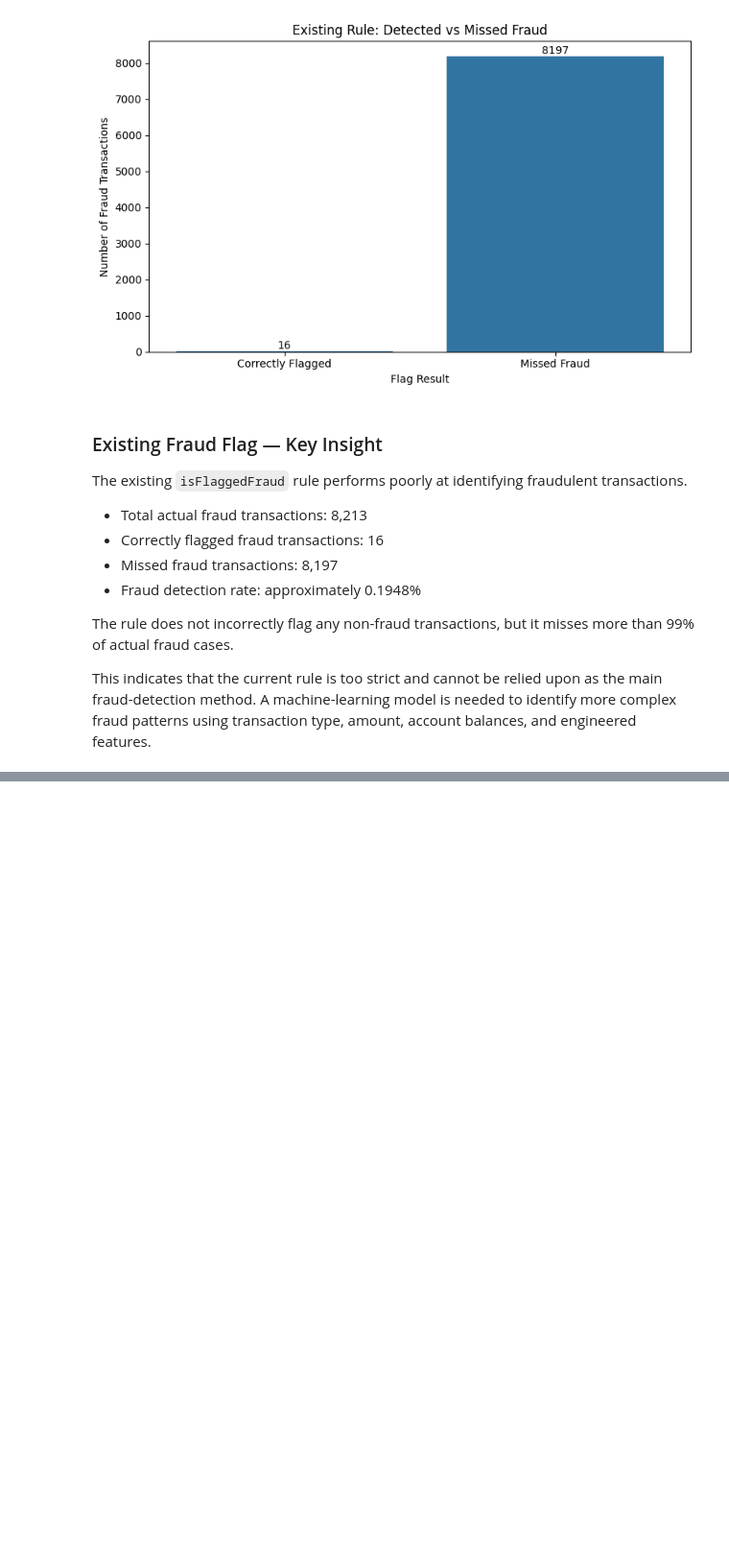
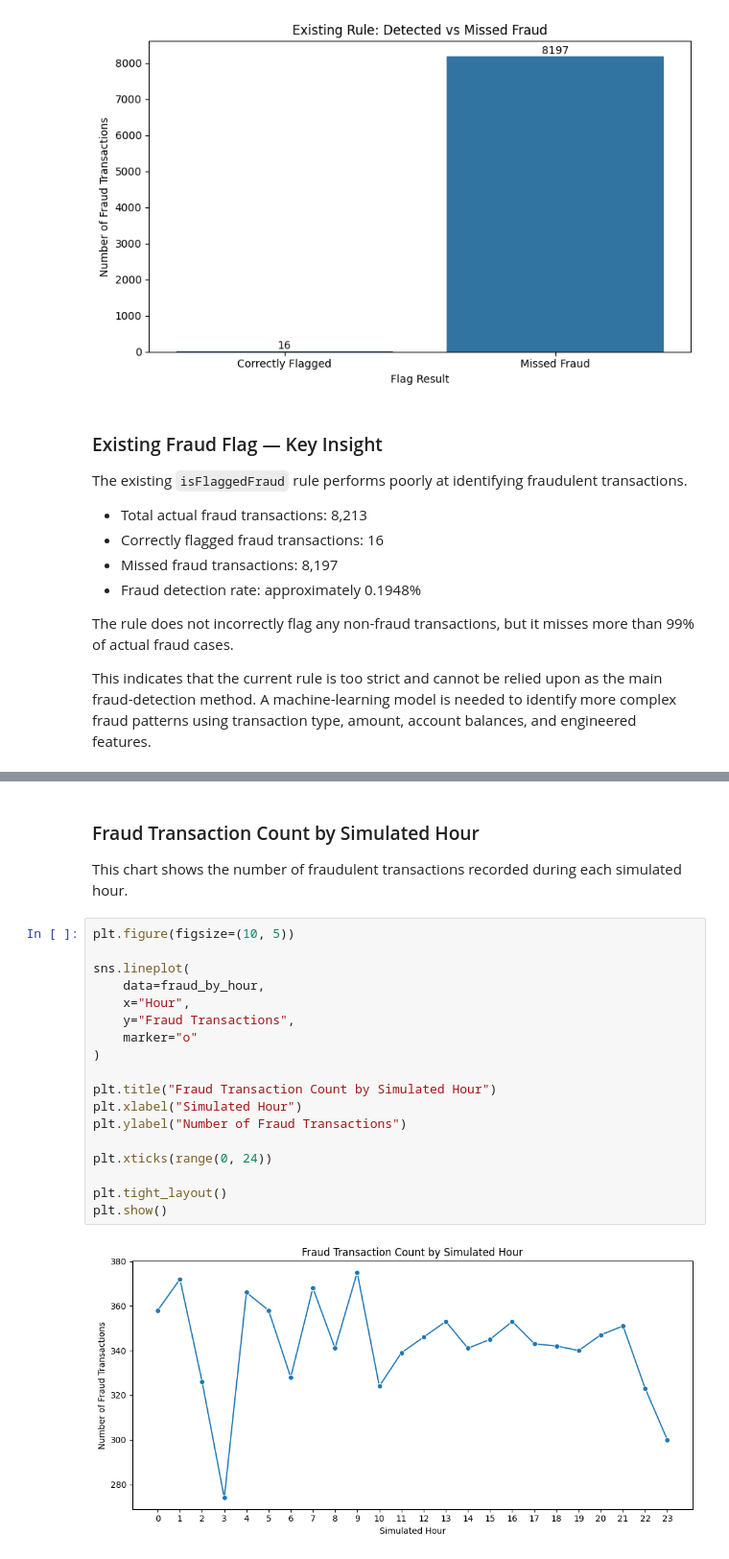
Before and after one commit to vedu13/paysim-fraud-detection, a Jupyter notebook: notebooks/02_exploratory_data_analysis.ipynb, the cells around one changed output, grey strips where cells are left out. Shown at 96% size. Saved outputs shown, nothing was run; the diff lists cells and outputs as text; blank space fills up the shorter version.

```diff
--- a/notebooks/02_exploratory_data_analysis.ipynb
+++ b/notebooks/02_exploratory_data_analysis.ipynb
@@ -612,0 +756,24 @@ This indicates that the current rule is too strict and cannot be relied upon as
+# %% [markdown]
+### Fraud Transaction Count by Simulated Hour
+
+This chart shows the number of fraudulent transactions recorded during each simulated hour.
+# %%
+plt.figure(figsize=(10, 5))
+
+sns.lineplot(
+    data=fraud_by_hour,
+    x="Hour",
+    y="Fraud Transactions",
+    marker="o"
+)
+
+plt.title("Fraud Transaction Count by Simulated Hour")
+plt.xlabel("Simulated Hour")
+plt.ylabel("Number of Fraud Transactions")
+
+plt.xticks(range(0, 24))
+
+plt.tight_layout()
+plt.show()
+# %% [output]
+[figure, added]
```
Also changed, not shown: parts of 12 cells of this notebook.
